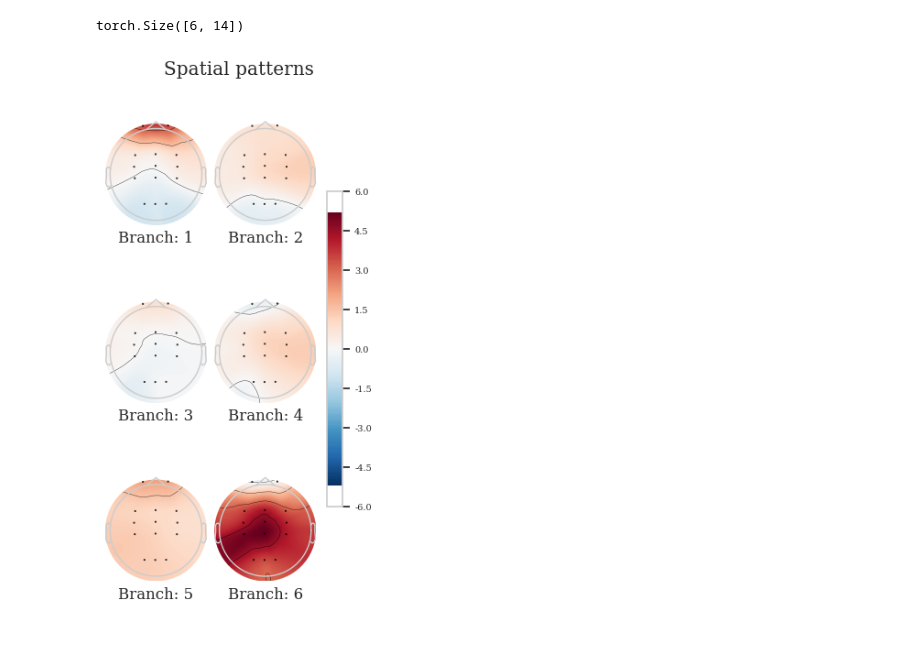
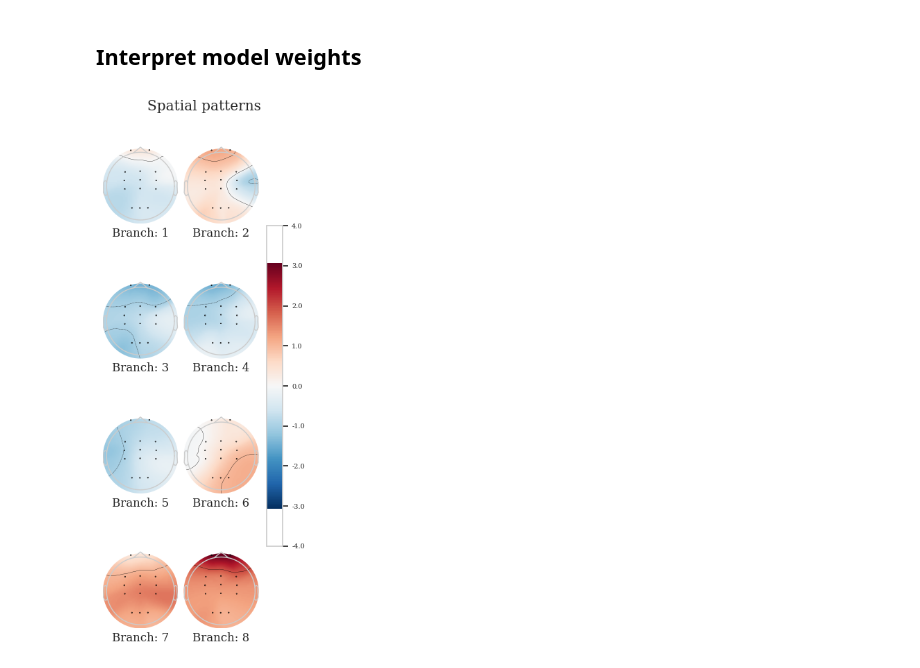
Before and after one commit to ivsemenkov/EEGSimpleNet, a Jupyter notebook: demo.ipynb, the cells around one changed output. Cells and saved outputs as stored; diff of their text form; code cells hidden in the pictures; blank space fills up the shorter version.

```diff
--- a/demo.ipynb
+++ b/demo.ipynb
@@ -36,7 +41,7 @@ set_seed(128)
 # %%
 dataset = Zhou2016()
 dataset.subject_list = [1, 2, 3]
-sampling_rate = 50  # Resampling to reduce overfitting
+sampling_rate = 100  # Resampling to reduce overfitting
 # %%
 # This will download the dataset if it is not already present
 sessions = dataset.get_data(subjects=[1])
@@ -62,11 +69,11 @@ if (filter_length % 2) == 0:
 model = EEGSimpleNet(
     n_eeg_channels=X.shape[1],
     n_output=1,
-    n_branches=6,
+    n_branches=8,
     window_size=X.shape[-1],
     band_pass_length=filter_length,
     low_pass_length=filter_length,
-    dropout_p=0.5
+    dropout_p=0.3
 )
 
 print(f'Model has {sum(p.numel() for p in model.parameters() if p.requires_grad)} trainable parameters')
@@ -218,14 +227,13 @@ Validation Accuracy: 50.00%
+# %% [markdown]
+## Interpret model weights
 # %%
-spatial_patterns, temporal_patterns, fft_freqs = model.spatio_temporal_block.calculate_patterns(eeg_data=torch.from_numpy(X[0]).float(), eeg_sampling_rate=sampling_rate)
+spatial_patterns, temporal_patterns, fft_freqs = model.spatio_temporal_block.calculate_patterns(eeg_data=torch.from_numpy(X[2]).float(), eeg_sampling_rate=sampling_rate)
-# %%
-print(spatial_patterns.shape)
-# %% [output]
-torch.Size([6, 14])
 # %%
-plot_topographies(
+spatial_fig = plot_topographies(
     spatial_patterns=spatial_patterns.numpy(), eeg_channels=eeg_channels, montage_name='standard_1020',
-    save_path=None, show=True
+    save_path=None
 )
+plt.show()
 # %% [output]
-[figure, old version]
+[figure, new version]
 # %%
```
Also changed, not shown: parts of 10 cells of this notebook.
